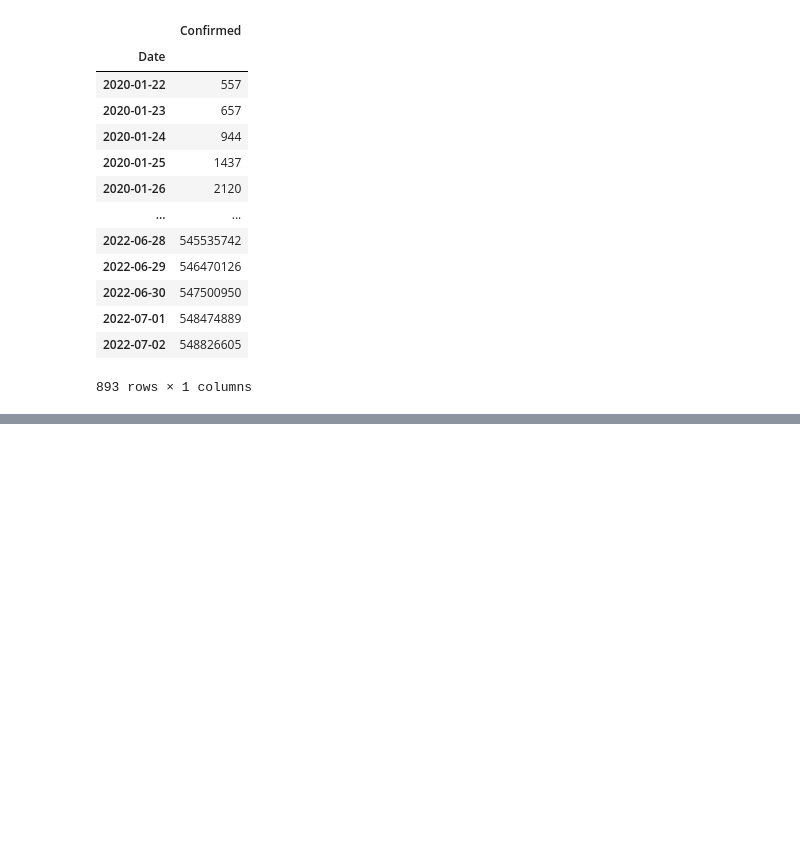
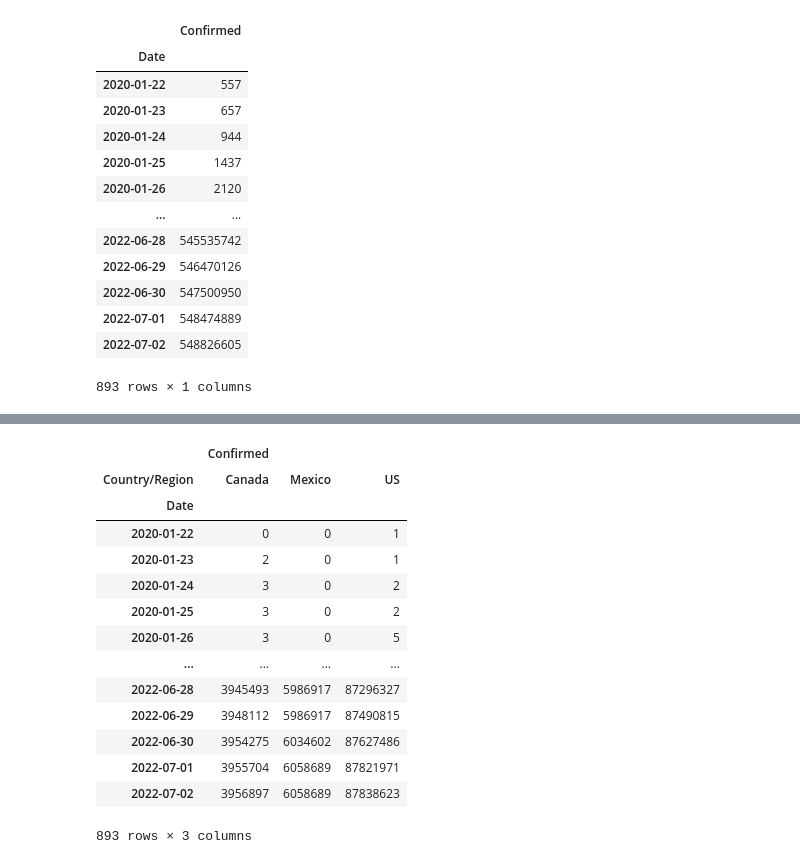
Before and after one commit to hawkeyedatatsai/Time-Series-Analysis, a Jupyter notebook: 9-Preparing Wide Form Time Data.ipynb, the cells around one changed output, grey strips where cells are left out. Saved outputs shown, nothing was run; the diff lists cells and outputs as text; code cells hidden in the pictures; blank space fills up the shorter version.

```diff
--- a/9-Preparing Wide Form Time Data.ipynb
+++ b/9-Preparing Wide Form Time Data.ipynb
@@ -186,0 +338,19 @@ melted.resample("D").sum()
+# %%
+unstacked = plot_df.unstack(level=0)
+unstacked
+# %% [output]
+|  | Confirmed |  |  |
+| Country/Region | Canada | Mexico | US |
+| Date |  |  |  |
+| 2020-01-22 | 0 | 0 | 1 |
+| 2020-01-23 | 2 | 0 | 1 |
+| 2020-01-24 | 3 | 0 | 2 |
+| 2020-01-25 | 3 | 0 | 2 |
+| 2020-01-26 | 3 | 0 | 5 |
+| ... | ... | ... | ... |
+| 2022-06-28 | 3945493 | 5986917 | 87296327 |
+| 2022-06-29 | 3948112 | 5986917 | 87490815 |
+| 2022-06-30 | 3954275 | 6034602 | 87627486 |
+| 2022-07-01 | 3955704 | 6058689 | 87821971 |
+| 2022-07-02 | 3956897 | 6058689 | 87838623 |
+893 rows × 3 columns
```
Also changed, not shown: parts of 26 cells of this notebook, 3 other files.
